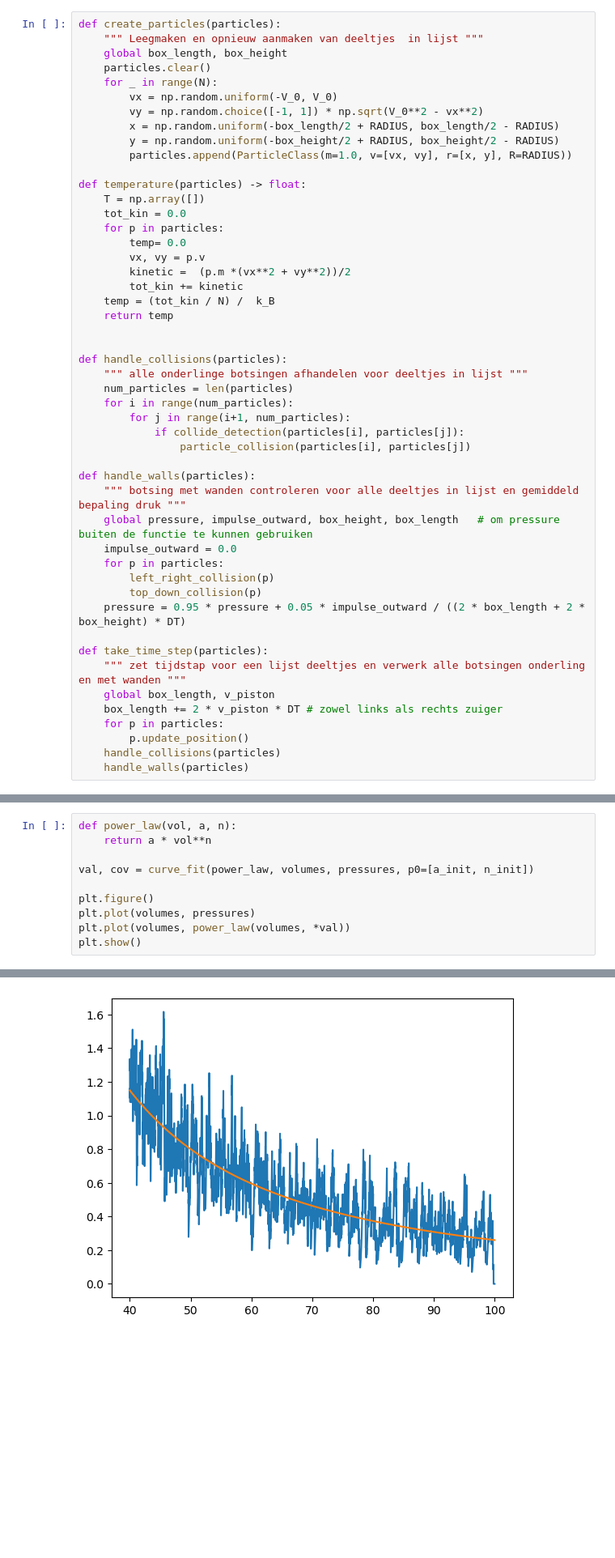
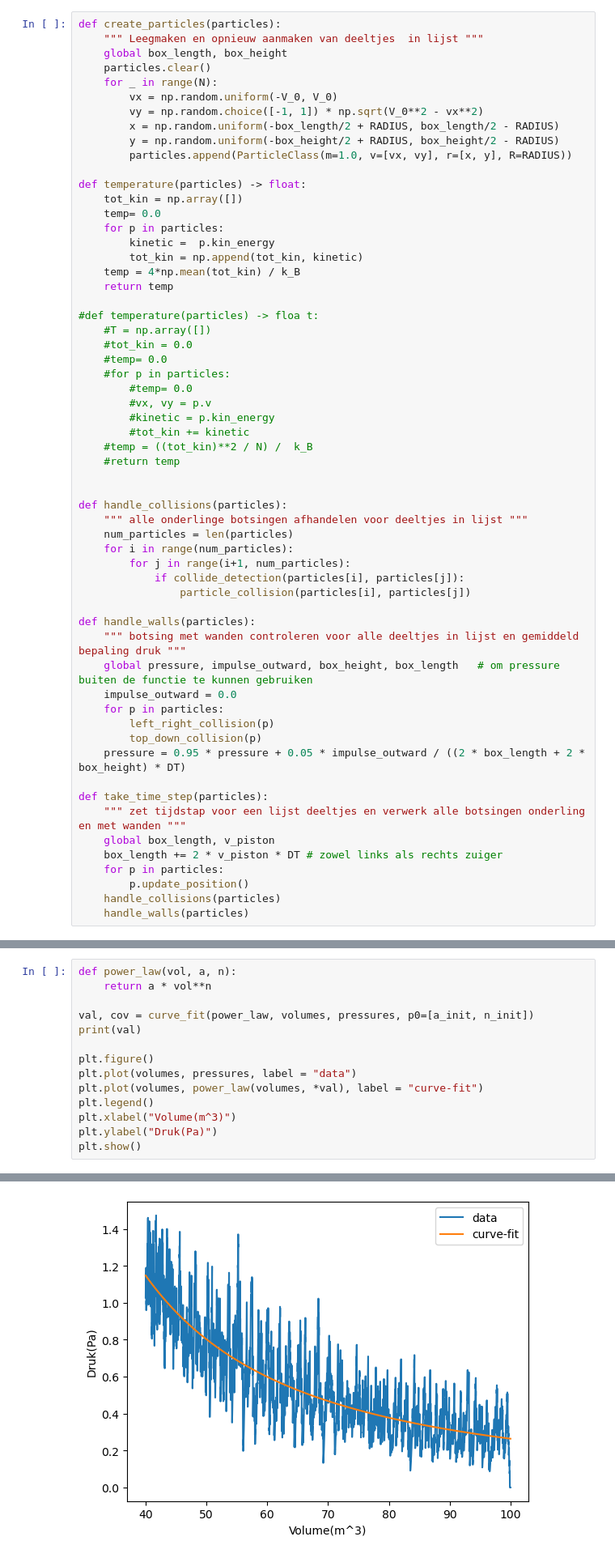
Before and after one commit to daantjebunschoten1-gif/Daantje-Lieke, a Jupyter notebook: Content/PySim/8_thermostaat.ipynb, the cells around one changed output, grey strips where cells are left out. Shown at 81% size. Cells and saved outputs as stored; diff of their text form; blank space fills up the shorter version.

```diff
--- a/Content/PySim/8_thermostaat.ipynb
+++ b/Content/PySim/8_thermostaat.ipynb
@@ -134,15 +134,25 @@ def create_particles(particles):
         particles.append(ParticleClass(m=1.0, v=[vx, vy], r=[x, y], R=RADIUS))
 
 def temperature(particles) -> float:
-    T = np.array([])
-    tot_kin = 0.0
+    tot_kin = np.array([])
+    temp= 0.0
     for p in particles:
-        temp= 0.0
-        vx, vy = p.v
-        kinetic =  (p.m *(vx**2 + vy**2))/2
-        tot_kin += kinetic
-    temp = (tot_kin / N) /  k_B
+        kinetic =  p.kin_energy
+        tot_kin = np.append(tot_kin, kinetic)
+    temp = 4*np.mean(tot_kin) / k_B
     return temp
+
+#def temperature(particles) -> floa t:
+    #T = np.array([])
+    #tot_kin = 0.0
+    #temp= 0.0
+    #for p in particles:
+        #temp= 0.0
+        #vx, vy = p.v
+        #kinetic = p.kin_energy
+        #tot_kin += kinetic
+    #temp = ((tot_kin)**2 / N) /  k_B
+    #return temp
 
 
 def handle_collisions(particles):
@@ -379,9 +389,13 @@ def power_law(vol, a, n):
     return a * vol**n
 
 val, cov = curve_fit(power_law, volumes, pressures, p0=[a_init, n_init])
+print(val)
 
 plt.figure()
-plt.plot(volumes, pressures)
-plt.plot(volumes, power_law(volumes, *val))
+plt.plot(volumes, pressures, label = "data")
+plt.plot(volumes, power_law(volumes, *val), label = "curve-fit")
+plt.legend()
+plt.xlabel("Volume(m^3)")
+plt.ylabel("Druk(Pa)")
 plt.show()
 # %% [output]
@@ -388,4 +403,4 @@ plt.show()
-[figure, old version]
+[figure, new version]
 # %% [markdown]
 Je ziet dat de exponent van dit $(P,V)$-diagram net niet overeenkomt met de ideale verwachting.
 
```
Also changed, not shown: parts of 6 cells of this notebook.
